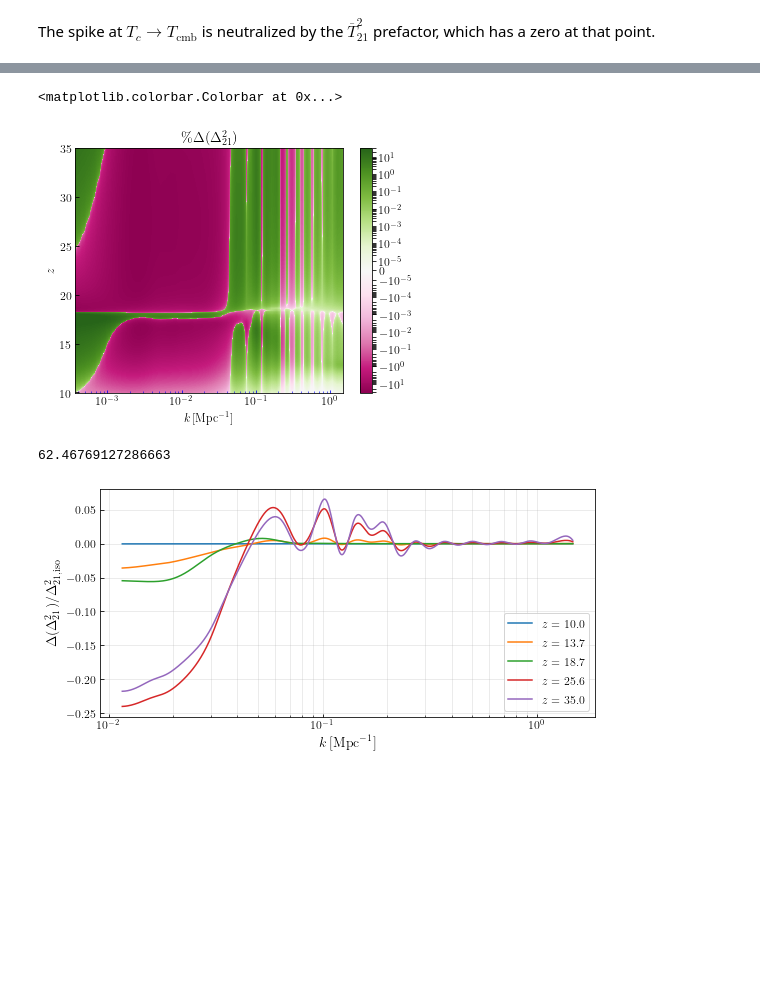
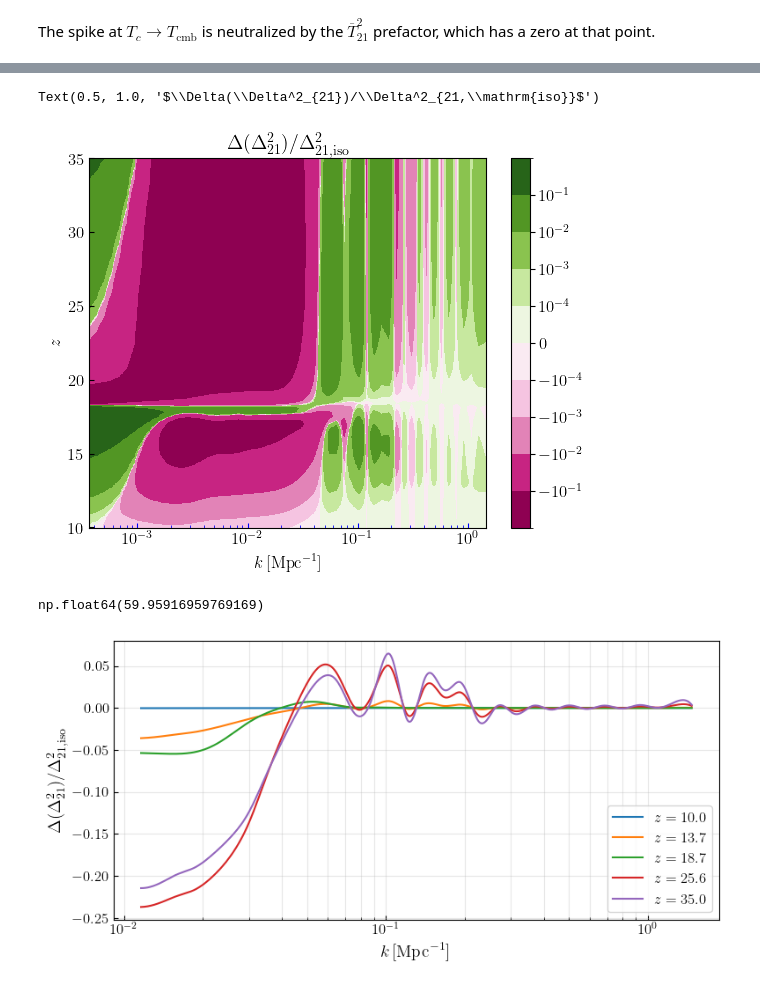
Before and after one commit to ryanyrzh/Zeus21, a Jupyter notebook: aniso_tests/corr_breakdown.ipynb, the cells around one changed output, grey strips where cells are left out. Saved outputs shown, nothing was run; the diff lists cells and outputs as text; code cells hidden in the pictures; blank space fills up the shorter version.

Commit message:
Make discrete color plot for final spectrum; minor fixes

```diff
--- a/aniso_tests/corr_breakdown.ipynb
+++ b/aniso_tests/corr_breakdown.ipynb
@@ -387,6 +385,6 @@ z = 35.00: Peak diff at r = 13.37 Mpc, value = 5.932e-03
 # %%
 fig, ax = plt.subplots(1, 1, figsize=(6, 4))
-for i in idxs:
+for i in np.flip(idxs):
     # Interpolate in log-space for r > 0
     valid_idx = rlist > 0  # Avoid log(0)
     interp_func_diff = interp1d(np.log10(rlist[valid_idx]), xi_V_R1R2_diff[i, valid_idx], kind='cubic', fill_value="extrapolate")
@@ -724,14 +720,14 @@ Deltasq_Tx_III_frac_diff = Deltasq_Tx_III_diff / Deltasq_Tx_III
 fig, axes = plt.subplots(1, 3, figsize=(14, 4), sharey=True, sharex=True)
 
 row_labels = [
-    r'$\Delta(\Delta^2_{\alpha X, \mathrm{III}}) / \Delta^2_{\alpha X, \mathrm{III}, {\mathrm{iso}}}$',
     r'$\Delta(\Delta^2_{\alpha, \mathrm{III}}) / \Delta^2_{\alpha, \mathrm{III}, {\mathrm{iso}}}$',
-    r'$\Delta(\Delta^2_{X, \mathrm{III}}) / \Delta^2_{X, \mathrm{III}, {\mathrm{iso}}}$'
+    r'$\Delta(\Delta^2_{X, \mathrm{III}}) / \Delta^2_{X, \mathrm{III}, {\mathrm{iso}}}$',
+    r'$\Delta(\Delta^2_{\alpha X, \mathrm{III}}) / \Delta^2_{\alpha X, \mathrm{III}, {\mathrm{iso}}}$'
 ]
 row_vars = [
     Deltasq_xa_III_frac_diff,
-    Deltasq_xaTx_III_frac_diff,
-    Deltasq_Tx_III_frac_diff
+    Deltasq_Tx_III_frac_diff,
+    Deltasq_xaTx_III_frac_diff
 ]
 colors = ["#309caa", "#934ab4", "#c48226"]
 label_template = r"$z=${%.1f}"
@@ -1059,30 +1132,42 @@ Maximum negative percentage difference (k >= 1e-3): -24.65% at (z, k) = (27.79,
 # %%
 PS21_ref_interp = RegularGridInterpolator((zlist, klist), PS21.Deltasq_T21,
                                           method='linear', bounds_error=False, fill_value=np.nan)
 PS21_ref_highres = PS21_ref_interp(np.column_stack([zmesh.ravel(), kmesh.ravel()])).reshape(zmesh.shape)
 
-perc_diff = 100 * Deltasq_T21_diff_interped / PS21_ref_highres
+frac_diff = Deltasq_T21_diff_interped / PS21_ref_highres
 
-fig, ax = plt.subplots(1, 1, figsize=(6, 4.5))
-v = np.nanpercentile(np.abs(perc_diff), 99)
-pcm = ax.pcolormesh(klistHighRes, zlistHighRes, perc_diff, cmap='PiYG',
-                    norm=SymLogNorm(linthresh=1e-5, linscale=0.5, vmin=-v, vmax=v, base=10),
-                    shading='auto')
+ticks = [-1e-1, -1e-2, -1e-3, -1e-4, 0, 1e-4, 1e-3, 1e-2, 1e-1]
+# end_fraction = 0.3
+# lower = -abs(ticks[0]) * 10**end_fraction
+# upper =  abs(ticks[-1]) * 10**end_fraction
+levels = [frac_diff.min()] + ticks + [frac_diff.max()]
+
+tick_labels = [r'$-10^{-1}$', r'$-10^{-2}$', r'$-10^{-3}$', r'$-10^{-4}$', r'$0$', r'$10^{-4}$', r'$10^{-3}$', r'$10^{-2}$', r'$10^{-1}$']
+
+mesh, ax, cbar = discrete_pcolormesh(
+    frac_diff,
+    levels=levels,
+    x=klistHighRes,
+    y=zlistHighRes,
+    cmap_name='PiYG',
+    cbar_tickpos=ticks,
+    cbar_ticklabels=tick_labels,
+)
+
 ax.set_xscale('log')
 ax.set_xlabel(r'$k\,[\mathrm{Mpc}^{-1}]$')
 ax.set_ylabel(r'$z$')
 ax.set_xlim([klist[0], klist[-1]])
 ax.tick_params(axis='x', which='both', direction='in', color='b')
 ax.tick_params(axis='y', direction='in')
-ax.set_title(r'$\%\Delta(\Delta^2_{21})$')
-fig.colorbar(pcm, ax=ax)
+ax.set_title(r'$\Delta(\Delta^2_{21})/\Delta^2_{21,\mathrm{iso}}$')
 # %% [output]
-<matplotlib.colorbar.Colorbar at 0x...>
+Text(0.5, 1.0, '$\\Delta(\\Delta^2_{21})/\\Delta^2_{21,\\mathrm{iso}}$')
-[figure, old version]
+[figure, new version]
 # %%
 np.nanmax(perc_diff)
 # %% [output]
-62.46769127286663
+np.float64(59.95916959769169)
 # %%
 # Fractional difference in $\Delta^2_{21}$: $(P_\mathrm{aniso}-P_\mathrm{iso})/P_\mathrm{iso}$ vs $k$ at five $z$
 Nz_T21 = PS21.Deltasq_T21.shape[0]
@@ -1118,4 +1203,4 @@ ax.legend(fontsize=12, title_fontsize=12)
 ax.tick_params(axis="both", which="both", direction="in", labelsize=12)
 plt.tight_layout()
 # %% [output]
-[figure, old version]
+[figure, new version]
```
Also changed, not shown: parts of 17 cells of this notebook.
